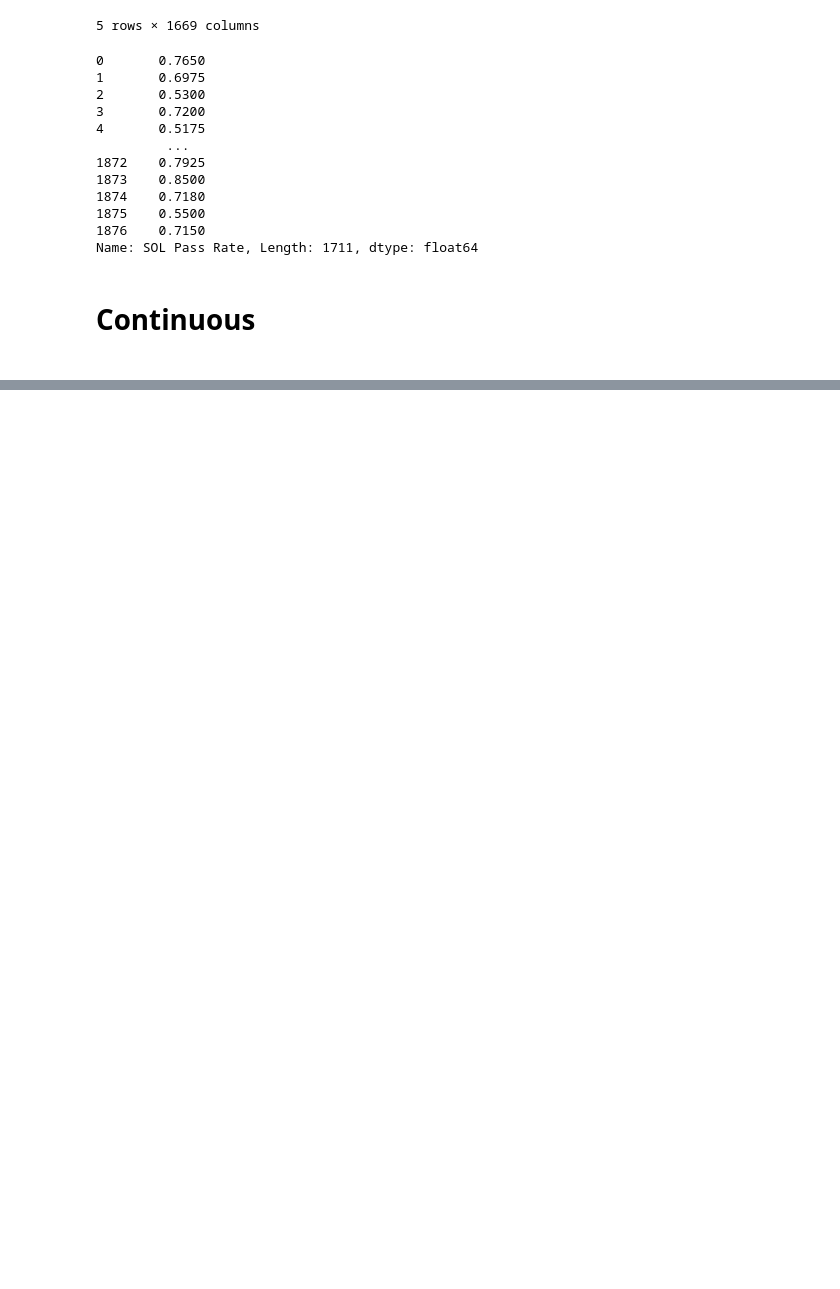
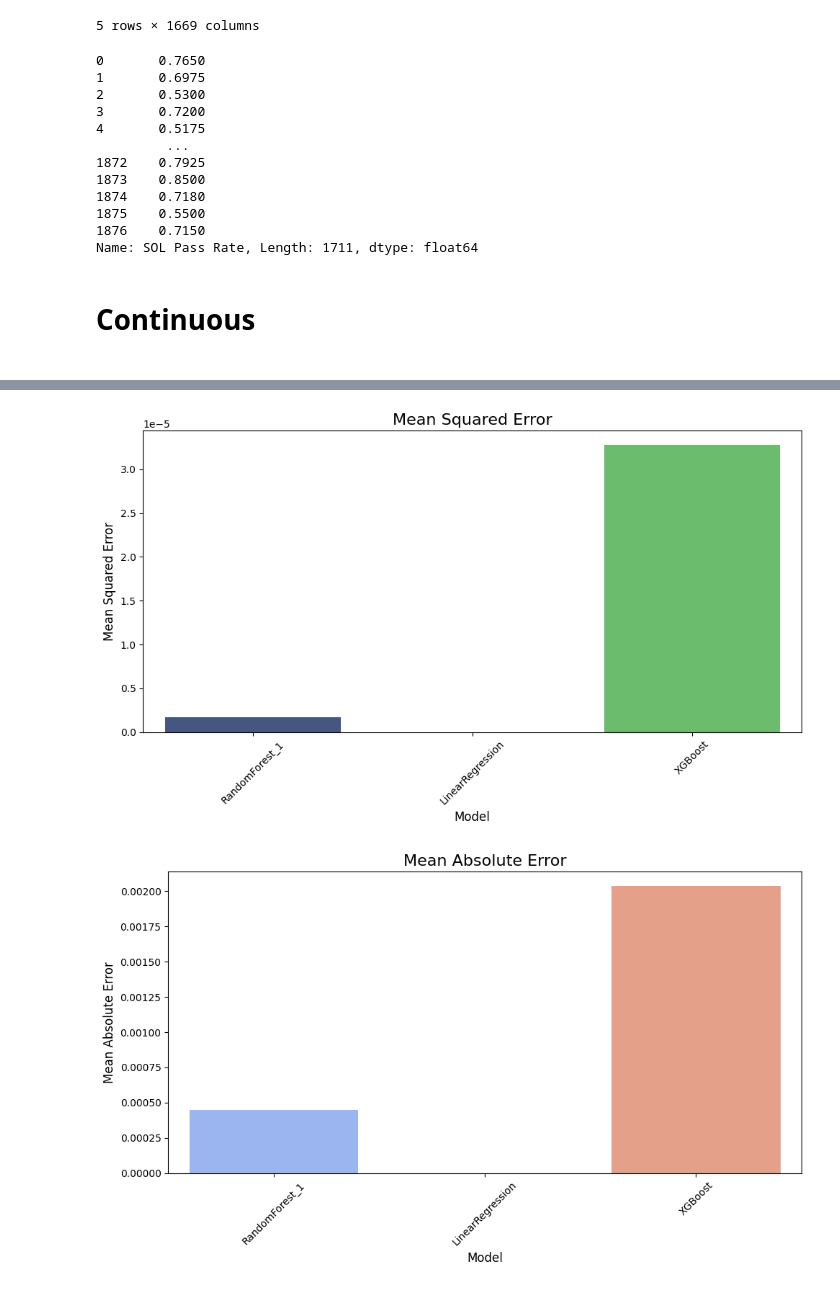
Before and after one commit to cwang12197/cs_4774_ml, a Jupyter notebook: final project/cw_continuous_modeling.ipynb, the cells around one changed output, grey strips where cells are left out. Cells and saved outputs as stored; diff of their text form; code cells hidden in the pictures; blank space fills up the shorter version.

```diff
--- a/final project/cw_continuous_modeling.ipynb
+++ b/final project/cw_continuous_modeling.ipynb
@@ -430,0 +388,32 @@ Results appended to ml_model_results_continuous.csv
+# %%
+results_df = pd.read_csv(output_file)
+
+plt.figure(figsize=(10, 6))
+sns.barplot(data=results_df, x='model', y='test_mse', hue='model', palette='viridis', dodge=False, legend=False, errorbar=None)
+plt.title('Mean Squared Error', fontsize=16)
+plt.ylabel('Mean Squared Error', fontsize=12)
+plt.xlabel('Model', fontsize=12)
+plt.xticks(rotation=45, fontsize=10)
+plt.tight_layout()
+plt.show()
+
+plt.figure(figsize=(10, 6))
+sns.barplot(data=results_df, x='model', y='test_mae', hue='model', palette='coolwarm', dodge=False, legend=False, errorbar=None)
+plt.title('Mean Absolute Error', fontsize=16)
+plt.ylabel('Mean Absolute Error', fontsize=12)
+plt.xlabel('Model', fontsize=12)
+plt.xticks(rotation=45, fontsize=10)
+plt.tight_layout()
+plt.show()
+
+plt.figure(figsize=(10, 6))
+sns.barplot(data=results_df, x='model', y='test_r2', hue='model', palette='crest', dodge=False, legend=False, errorbar=None)
+plt.title('R² Score', fontsize=16)
+plt.ylabel('R² Score', fontsize=12)
+plt.xlabel('Model', fontsize=12)
+plt.xticks(rotation=45, fontsize=10)
+plt.tight_layout()
+plt.show()
+# %% [output]
+[figure, added]
+[figure, added]
```
Also changed, not shown: parts of 3 cells of this notebook, 3 other files.
